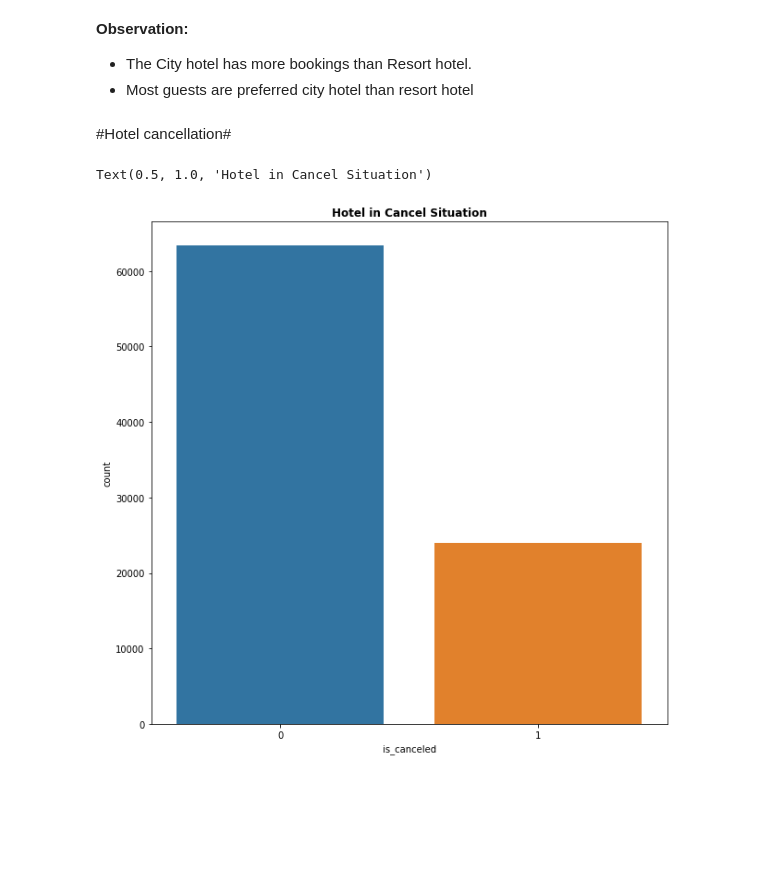
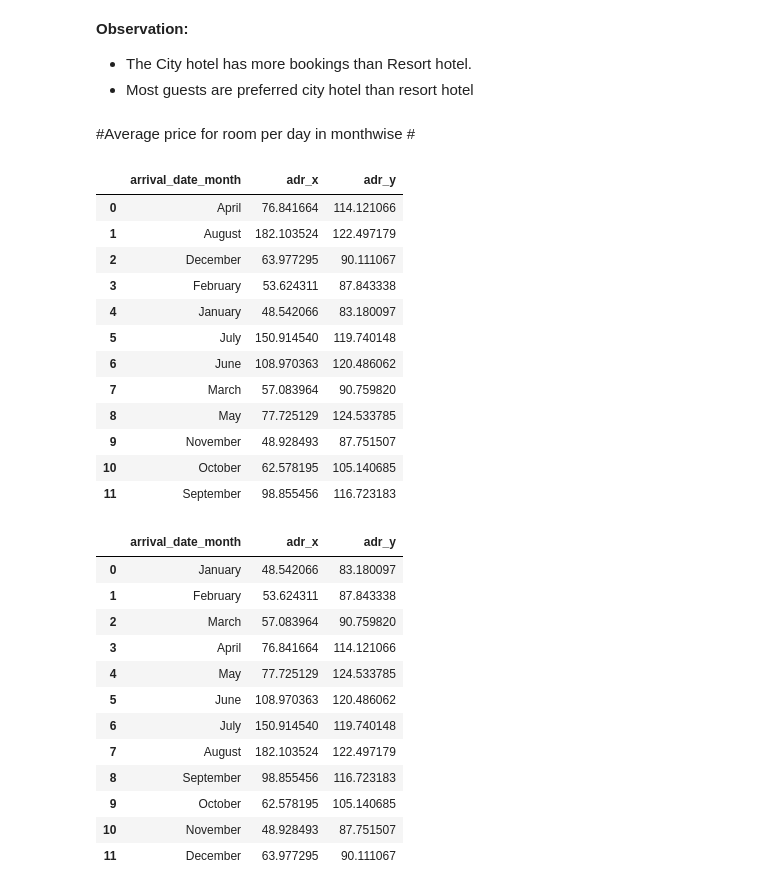
Before and after one commit to SabirAjmal10/Hotel-Booking-Analysis-EDA-Capstone-Project, a Jupyter notebook: Hotel_Booking_Analysis_Capstone_Project.ipynb, the cells around one changed output. Saved outputs shown, nothing was run; the diff lists cells and outputs as text; code cells hidden in the pictures; blank space fills up the shorter version.

```diff
--- a/Hotel_Booking_Analysis_Capstone_Project.ipynb
+++ b/Hotel_Booking_Analysis_Capstone_Project.ipynb
@@ -281,15 +285,50 @@ plt.pie(sizes,labels=labels, colors=colors, startangle=90, shadow=True, explode=
 
 - The City hotel has more bookings than Resort hotel.
 - Most guests are preferred city hotel than resort hotel
-# %% [markdown]
-#Hotel cancellation#
-# %%
-#Hotel cancellation in situation graph
-x = df.is_canceled
-y = df
-plt.figure(figsize=(10,10))
-sns.countplot(x,data = y)
-plt.title('Hotel in Cancel Situation', weight='bold')
-# %% [output]
-Text(0.5, 1.0, 'Hotel in Cancel Situation')
-[figure, removed]
+# %% [markdown]
+#Average price for room per day in monthwise #
+# %%
+#Creating a table to evaluate average price for room per day in monthwise
+resort_data_checked = df[(df['hotel']=='Resort Hotel')&(df['is_canceled']==0)]
+city_data_checked =  df[(df['hotel']=='City Hotel') & (df['is_canceled']==0)]
+
+resort_hotel = resort_data_checked.groupby(['arrival_date_month'])['adr'].mean().reset_index()
+city_hotel = city_data_checked.groupby(['arrival_date_month'])['adr'].mean().reset_index()
+
+final_hotel = resort_hotel.merge(city_hotel, on= 'arrival_date_month')
+final_hotel.sort_values('arrival_date_month')
+# %% [output]
+|  | arrival_date_month | adr_x | adr_y |
+| 0 | April | 76.841664 | 114.121066 |
+| 1 | August | 182.103524 | 122.497179 |
+| 2 | December | 63.977295 | 90.111067 |
+| 3 | February | 53.624311 | 87.843338 |
+| 4 | January | 48.542066 | 83.180097 |
+| 5 | July | 150.914540 | 119.740148 |
+| 6 | June | 108.970363 | 120.486062 |
+| 7 | March | 57.083964 | 90.759820 |
+| 8 | May | 77.725129 | 124.533785 |
+| 9 | November | 48.928493 | 87.751507 |
+| 10 | October | 62.578195 | 105.140685 |
+| 11 | September | 98.855456 | 116.723183 |
+# %%
+#Sorting the month based on its order arrangment
+from calendar import month_name
+month_order = list(month_name)
+final_hotel.index = pd.CategoricalIndex(final_hotel['arrival_date_month'], categories = month_order, ordered=True)
+final_hotel = final_hotel.sort_index().reset_index(drop=True)
+final_hotel
+# %% [output]
+|  | arrival_date_month | adr_x | adr_y |
+| 0 | January | 48.542066 | 83.180097 |
+| 1 | February | 53.624311 | 87.843338 |
+| 2 | March | 57.083964 | 90.759820 |
+| 3 | April | 76.841664 | 114.121066 |
+| 4 | May | 77.725129 | 124.533785 |
+| 5 | June | 108.970363 | 120.486062 |
+| 6 | July | 150.914540 | 119.740148 |
+| 7 | August | 182.103524 | 122.497179 |
+| 8 | September | 98.855456 | 116.723183 |
+| 9 | October | 62.578195 | 105.140685 |
+| 10 | November | 48.928493 | 87.751507 |
+| 11 | December | 63.977295 | 90.111067 |
```
Also changed, not shown: parts of 18 cells of this notebook.
